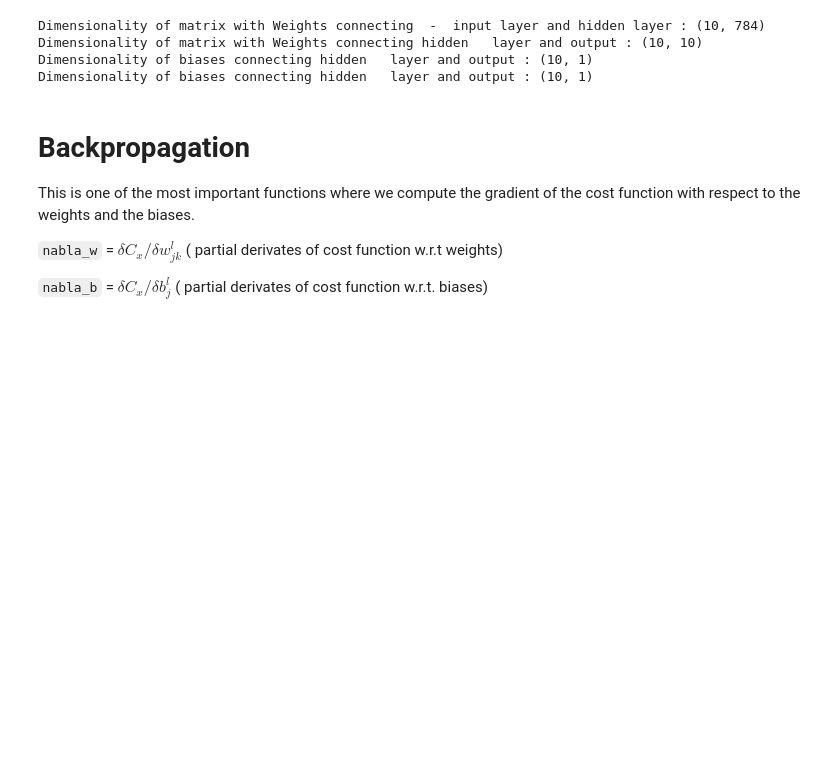
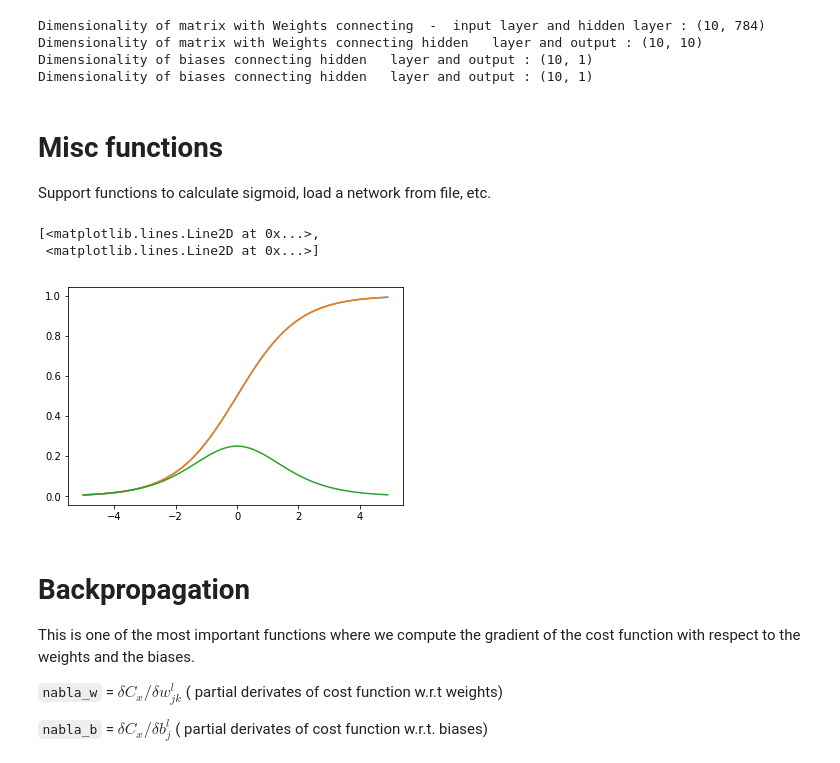
Before and after one commit to lmarches/neural-networks-and-deep-learning, a Jupyter notebook: src/network-with-cross-entropy.ipynb, the cells around one changed output. Saved outputs shown, nothing was run; the diff lists cells and outputs as text; code cells hidden in the pictures; blank space fills up the shorter version.

```diff
--- a/src/network-with-cross-entropy.ipynb
+++ b/src/network-with-cross-entropy.ipynb
@@ -220,3 +234,7 @@ Dimensionality of biases connecting hidden   layer and output : (10, 1)
 import pandas as pd
 
 # pd.DataFrame(data=net.weights[0].reshape(net.weights[0].shape[0]*net.weights[0].shape[1],1)).hist(bins=100)
+# %% [markdown]
+# Misc functions
+
+Support functions to calculate sigmoid, load a network from file, etc.
@@ -223,3 +276,18 @@ import pandas as pd
+# %%
+import numpy as np
+
+x=5
+sigm  = np.array([sigmoid(a)for a in np.arange(-x,x,0.1)],dtype=float)
+
+sigm_pr  = np.array([sigmoid_prime(a)for a in np.arange(-x,x,0.1)],dtype=float)
+plt.plot( np.arange(-x,x,0.1),sigm)
+
+
+plt.plot( np.arange(-x,x,0.1),sigm,np.arange(-x,x,0.1), sigm_pr)
+# %% [output]
+[<matplotlib.lines.Line2D at 0x...>,
+ <matplotlib.lines.Line2D at 0x...>]
+[figure, added]
 # %%
 class Network(Network):
     def feedforward(self, a):
```
Also changed, not shown: parts of 14 cells of this notebook.
